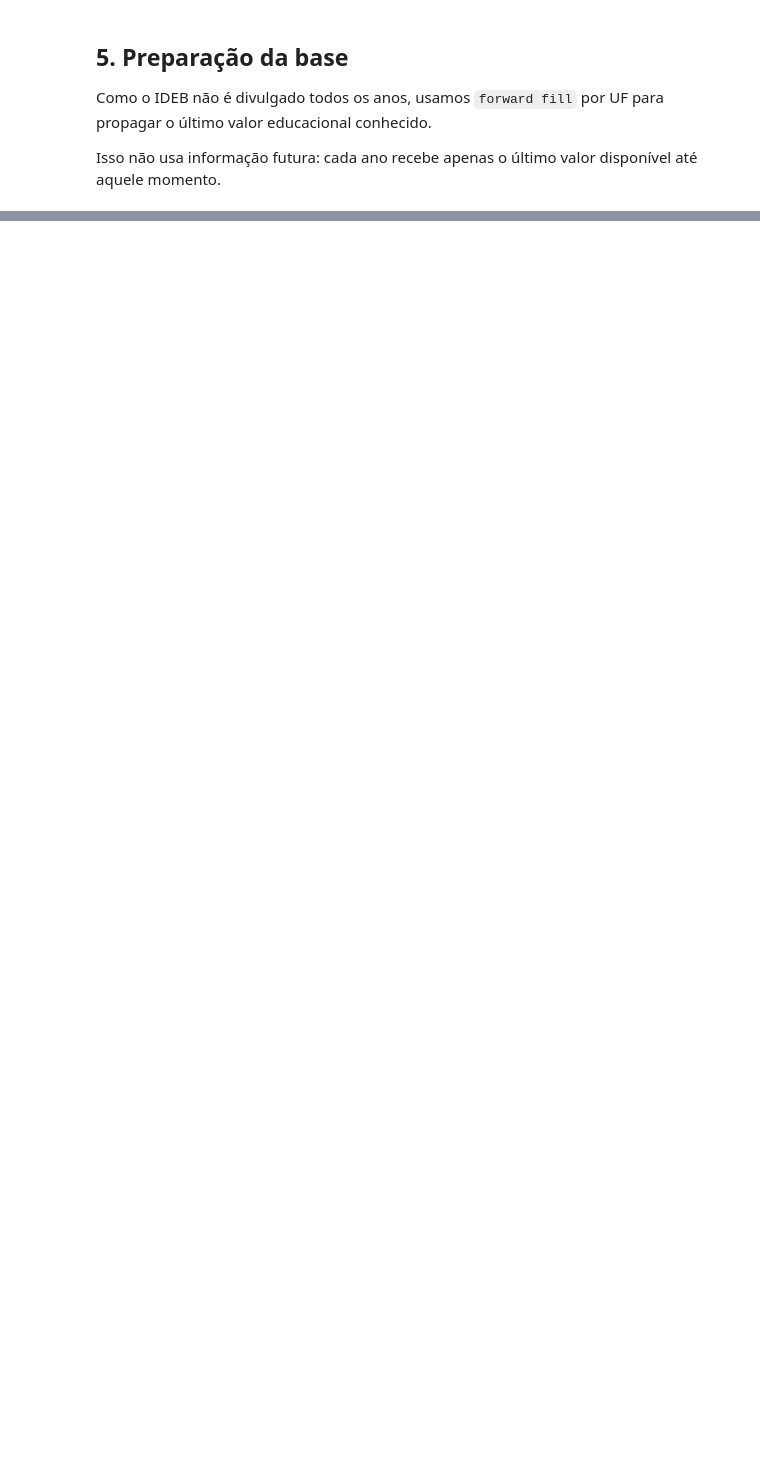
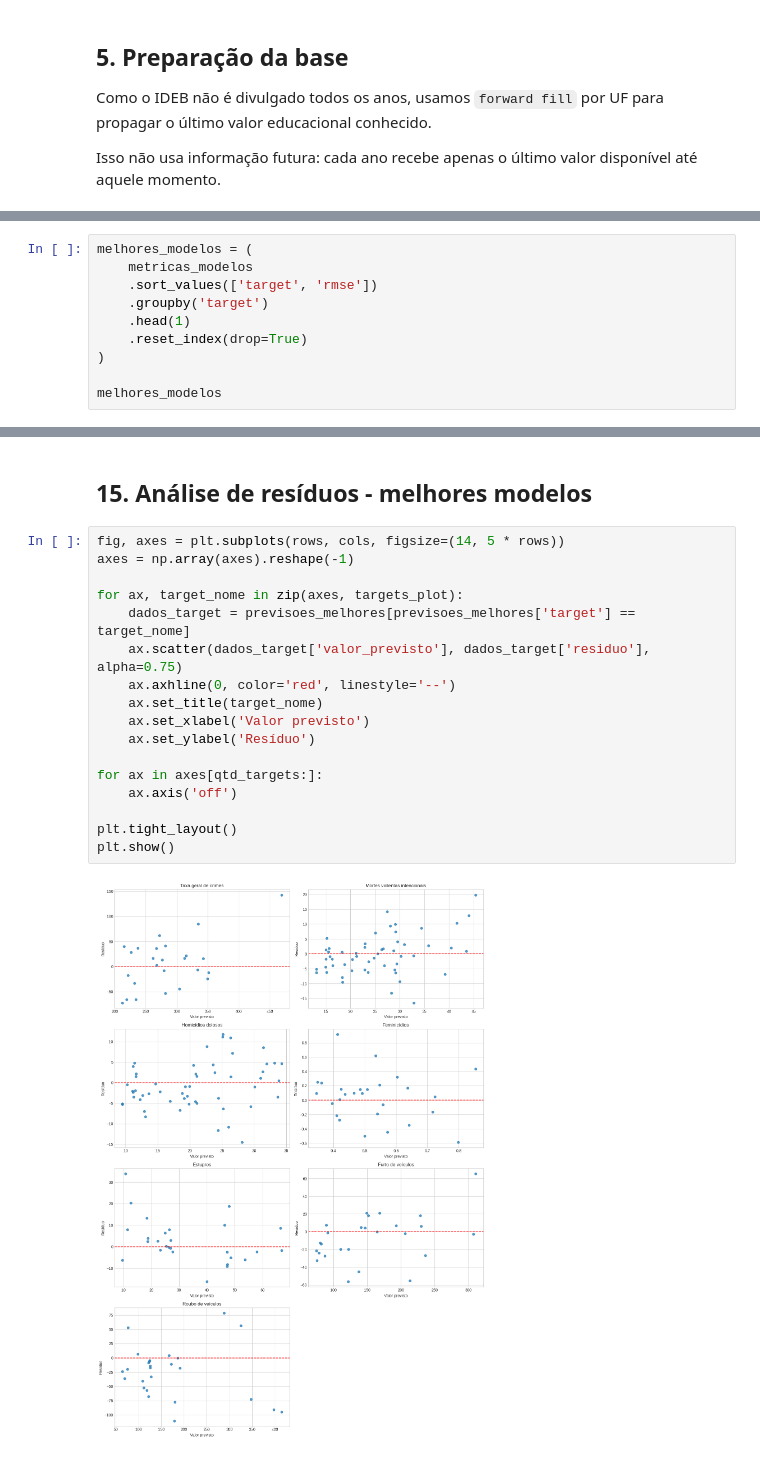
Before and after one commit to Paulohspaniago/analise-socioeconomica-crime-brasil, a Jupyter notebook: notebooks/01_machine_learning_baseline.ipynb, the cells around one changed output, grey strips where cells are left out. Cells and saved outputs as stored; diff of their text form; blank space fills up the shorter version.

```diff
--- a/notebooks/01_machine_learning_baseline.ipynb
+++ b/notebooks/01_machine_learning_baseline.ipynb
@@ -579,0 +482,10 @@ Mesmo quando o Random Forest apresentar melhor desempenho, o resultado deve ser
+# %%
+melhores_modelos = (
+    metricas_modelos
+    .sort_values(['target', 'rmse'])
+    .groupby('target')
+    .head(1)
+    .reset_index(drop=True)
+)
+
+melhores_modelos
@@ -579,0 +553,21 @@ Mesmo quando o Random Forest apresentar melhor desempenho, o resultado deve ser
+# %% [markdown]
+## 15. Análise de resíduos - melhores modelos
+# %%
+fig, axes = plt.subplots(rows, cols, figsize=(14, 5 * rows))
+axes = np.array(axes).reshape(-1)
+
+for ax, target_nome in zip(axes, targets_plot):
+    dados_target = previsoes_melhores[previsoes_melhores['target'] == target_nome]
+    ax.scatter(dados_target['valor_previsto'], dados_target['residuo'], alpha=0.75)
+    ax.axhline(0, color='red', linestyle='--')
+    ax.set_title(target_nome)
+    ax.set_xlabel('Valor previsto')
+    ax.set_ylabel('Resíduo')
+
+for ax in axes[qtd_targets:]:
+    ax.axis('off')
+
+plt.tight_layout()
+plt.show()
+# %% [output]
+[figure, added]
```
Also changed, not shown: parts of 55 cells of this notebook, 3 other files.
